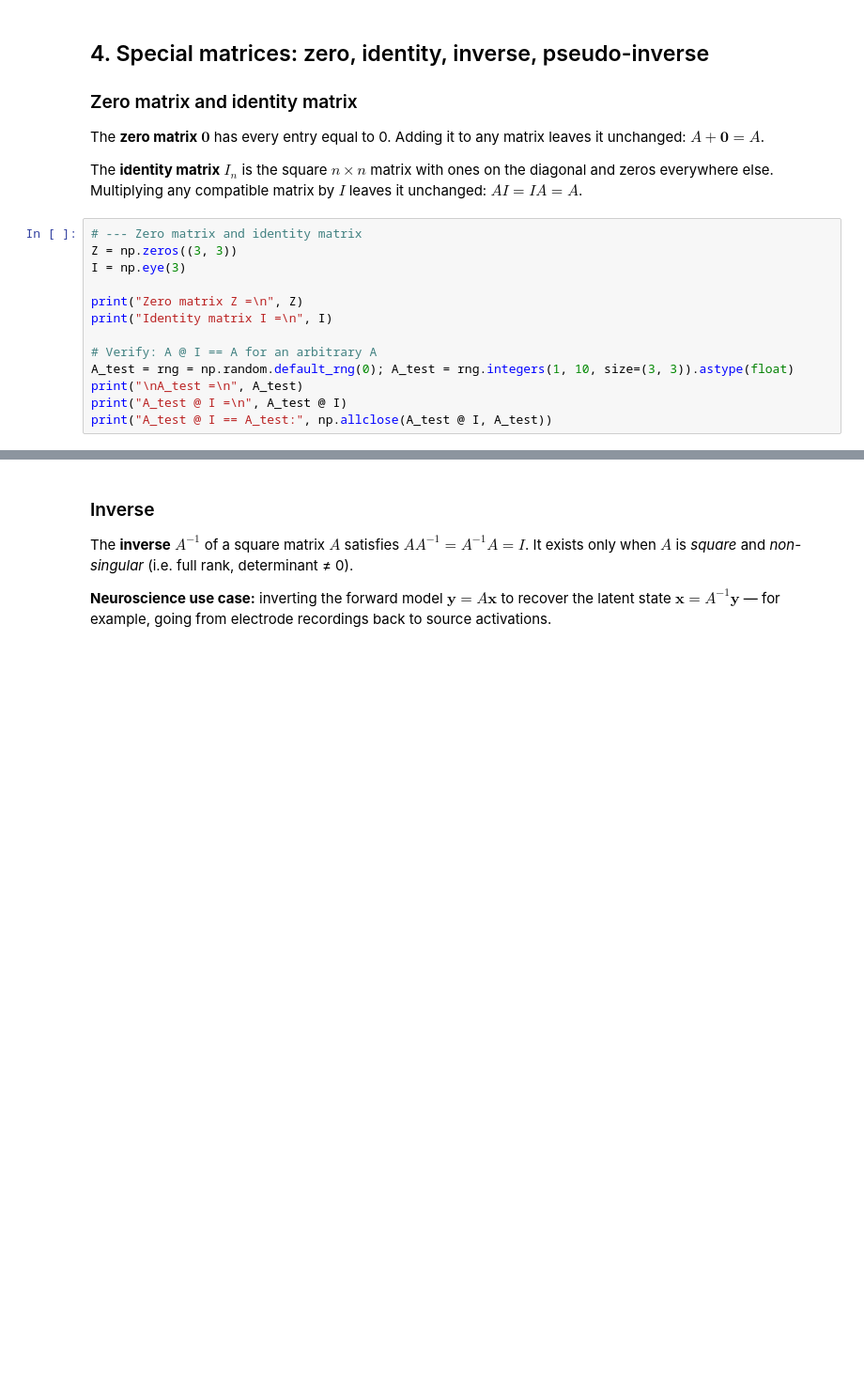
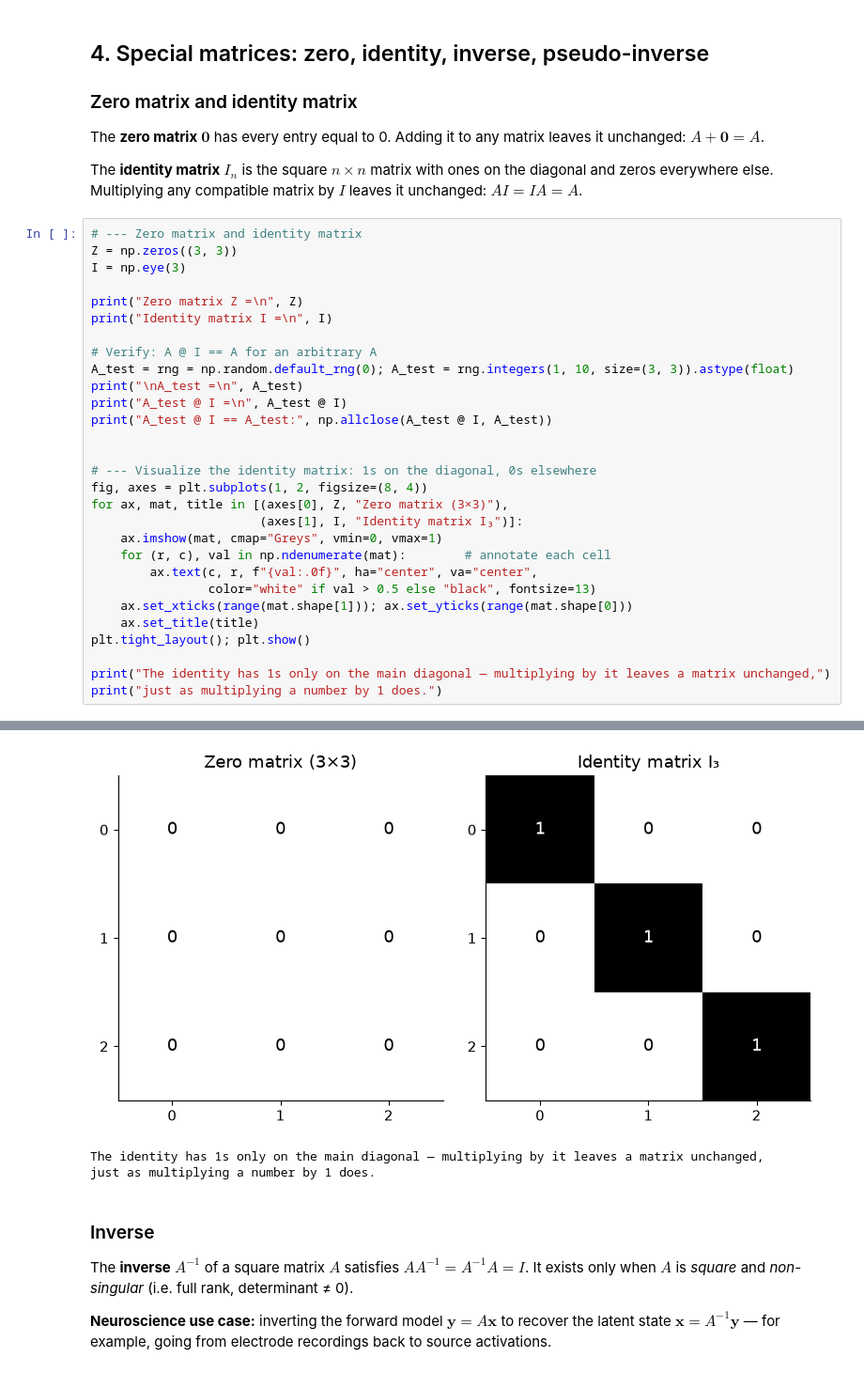
Before and after one commit to gmatteuc/QMN_course_2026, a Jupyter notebook: notebooks/09_linear_algebra_fundamentals_TA.ipynb, the cells around one changed output, grey strips where cells are left out. Shown at 94% size. Saved outputs shown, nothing was run; the diff lists cells and outputs as text; blank space fills up the shorter version.

```diff
--- a/notebooks/09_linear_algebra_fundamentals_TA.ipynb
+++ b/notebooks/09_linear_algebra_fundamentals_TA.ipynb
@@ -381,33 +399,52 @@ The **identity matrix** $I_n$ is the square $n \times n$ matrix with ones on the
 Z = np.zeros((3, 3))
 I = np.eye(3)
 
 print("Zero matrix Z =\n", Z)
 print("Identity matrix I =\n", I)
 
 # Verify: A @ I == A for an arbitrary A
 A_test = rng = np.random.default_rng(0); A_test = rng.integers(1, 10, size=(3, 3)).astype(float)
 print("\nA_test =\n", A_test)
 print("A_test @ I =\n", A_test @ I)
 print("A_test @ I == A_test:", np.allclose(A_test @ I, A_test))
+
+
+# --- Visualize the identity matrix: 1s on the diagonal, 0s elsewhere
+fig, axes = plt.subplots(1, 2, figsize=(8, 4))
+for ax, mat, title in [(axes[0], Z, "Zero matrix (3×3)"),
+                       (axes[1], I, "Identity matrix I₃")]:
+    ax.imshow(mat, cmap="Greys", vmin=0, vmax=1)
+    for (r, c), val in np.ndenumerate(mat):        # annotate each cell
+        ax.text(c, r, f"{val:.0f}", ha="center", va="center",
+                color="white" if val > 0.5 else "black", fontsize=13)
+    ax.set_xticks(range(mat.shape[1])); ax.set_yticks(range(mat.shape[0]))
+    ax.set_title(title)
+plt.tight_layout(); plt.show()
+
+print("The identity has 1s only on the main diagonal — multiplying by it leaves a matrix unchanged,")
+print("just as multiplying a number by 1 does.")
 # %% [output]
 Zero matrix Z =
  [[0. 0. 0.]
  [0. 0. 0.]
  [0. 0. 0.]]
 Identity matrix I =
  [[1. 0. 0.]
  [0. 1. 0.]
  [0. 0. 1.]]
 
 A_test =
  [[8. 6. 5.]
  [3. 3. 1.]
  [1. 1. 2.]]
 A_test @ I =
  [[8. 6. 5.]
  [3. 3. 1.]
  [1. 1. 2.]]
 A_test @ I == A_test: True
+[figure, added]
+The identity has 1s only on the main diagonal — multiplying by it leaves a matrix unchanged,
+just as multiplying a number by 1 does.
 # %% [markdown]
 ### Inverse
 
```
Also changed, not shown: parts of 17 cells of this notebook, 2 other files.
